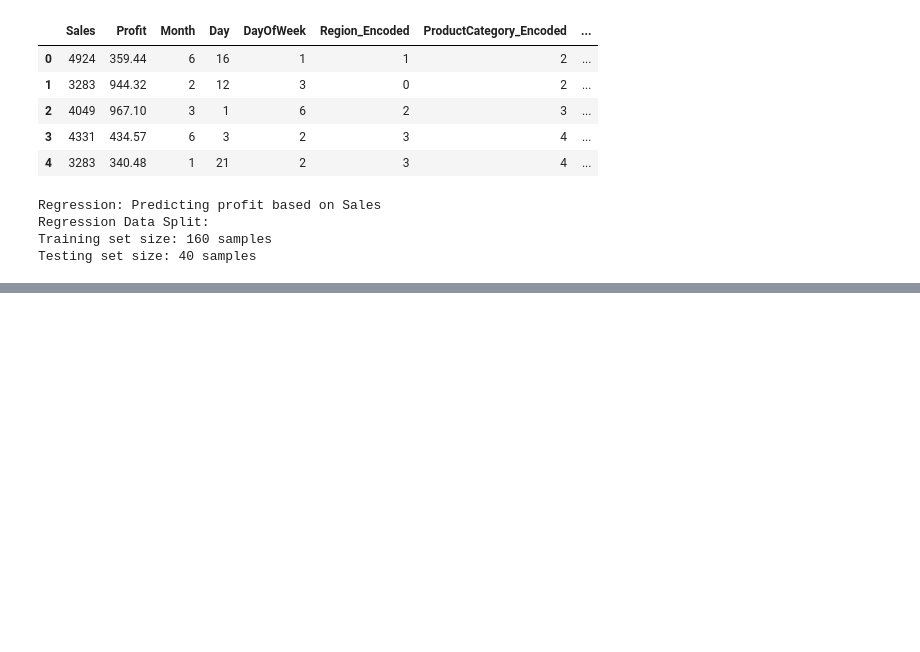
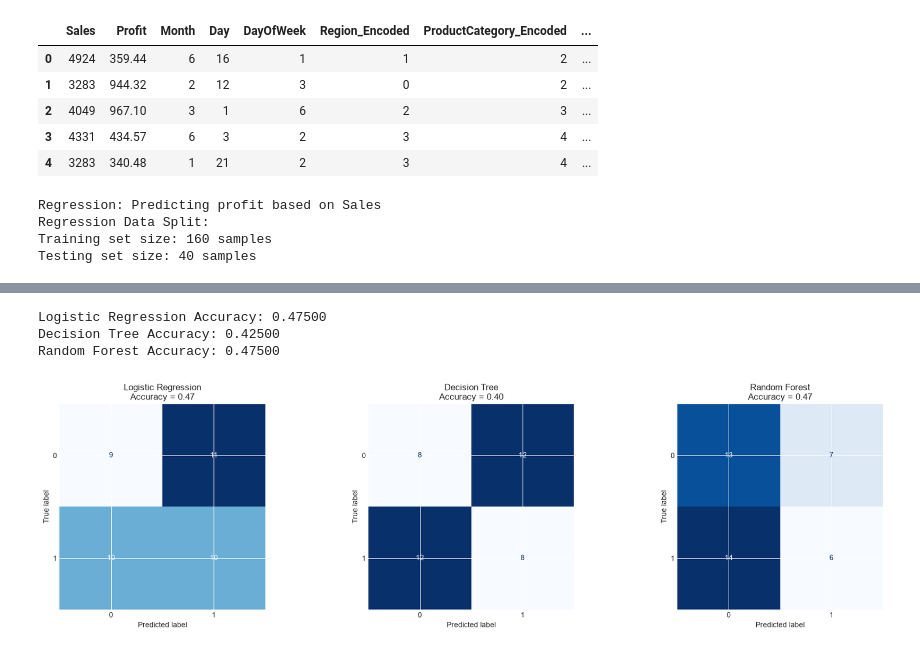
Before and after one commit to Nakubulwashadia/NakubulwaShadia, a Jupyter notebook: Machine_Model.ipynb, the cells around one changed output, grey strips where cells are left out. Drawn from its saved outputs; the diff is of its cells as text; code cells hidden in the pictures; blank space fills up the shorter version.

```diff
--- a/Machine_Model.ipynb
+++ b/Machine_Model.ipynb
@@ -318,0 +426,42 @@ Testing set size: 40 samples
+# %%
+
+models = {
+    "Logistic Regression": LogisticRegression(max_iter=1000),
+    "Decision Tree": DecisionTreeClassifier(),
+    "Random Forest": RandomForestClassifier()
+}
+# %%
+results = {}
+
+for name, model in models.items():
+    model.fit(X_train, y_train)
+    preds = model.predict(X_test)
+
+    results[name] = {
+        "model": model,
+        "predictions": preds,
+        "accuracy": accuracy_score(y_test, preds)
+    }
+
+    print(f"{name} Accuracy: {results[name]['accuracy']:.5f}")
+# %% [output]
+Logistic Regression Accuracy: 0.47500
+Decision Tree Accuracy: 0.42500
+Random Forest Accuracy: 0.47500
+# %%
+from sklearn.metrics import ConfusionMatrixDisplay
+
+fig, axes = plt.subplots(1, 3, figsize=(18, 5))
+
+for i, (name, result) in enumerate(results.items()):
+    cm = confusion_matrix(y_test, result["predictions"])
+
+    disp = ConfusionMatrixDisplay(confusion_matrix=cm)
+    disp.plot(ax=axes[i], cmap='Blues', colorbar=False)
+
+    axes[i].set_title(f"{name}\nAccuracy = {result['accuracy']:.2f}")
+
+plt.tight_layout()
+plt.show()
+# %% [output]
+[figure, added]
```
Also changed, not shown: parts of 6 cells of this notebook, 24 other files.
